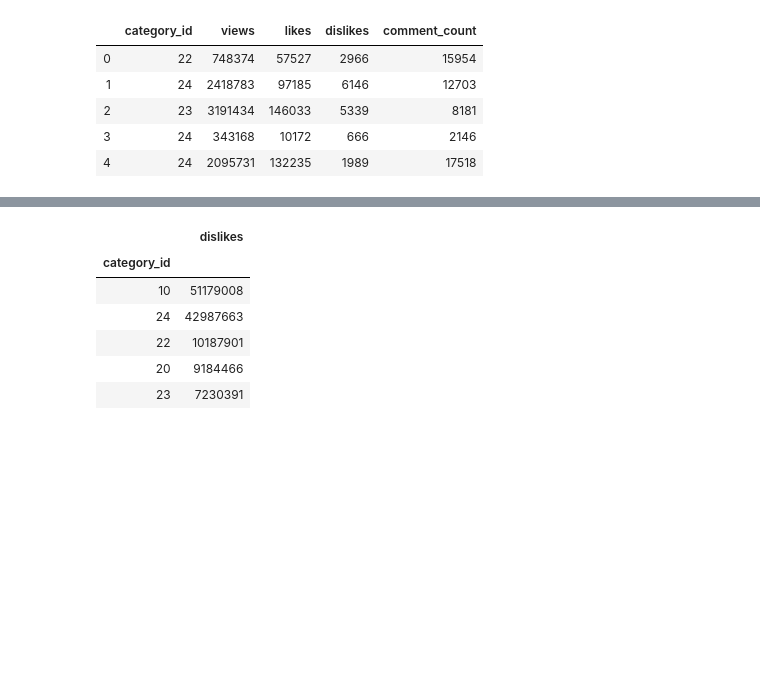
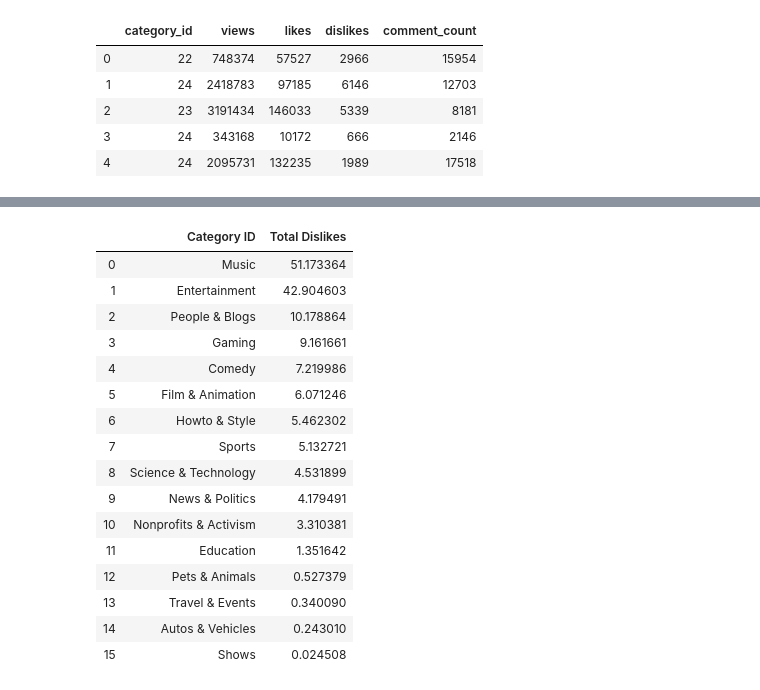
Before and after one commit to paholland/Project_YoutubeVideoStatistics, a Jupyter notebook: Emmanuel/Youtube.ipynb, the cells around one changed output, grey strips where cells are left out. Saved outputs shown, nothing was run; the diff lists cells and outputs as text; code cells hidden in the pictures; blank space fills up the shorter version.

```diff
--- a/Emmanuel/Youtube.ipynb
+++ b/Emmanuel/Youtube.ipynb
@@ -9,0 +37,10 @@ import numpy as np
+# %%
+# Draft category IDs into a dictionary
+
+categories = US_data["items"]
+category_dict = {}
+
+for category in categories:
+    category_dict[category["id"]] = category["snippet"]["title"]
+
+category_dict
@@ -29,3 +84,7 @@ Index(['video_id', 'trending_date', 'title', 'channel_title', 'category_id',
        'thumbnail_link', 'comments_disabled', 'ratings_disabled',
        'video_error_or_removed', 'description'],
       dtype='object')
+# %%
+#Remove the duplicates and clean the data
+data_file_df = data_file_df.drop_duplicates(subset=None, keep='first', inplace=False)
+data_file_df.shape
@@ -40,3 +101,14 @@ organized_df.head()
 | 2 | 23 | 3191434 | 146033 | 5339 | 8181 |
 | 3 | 24 | 343168 | 10172 | 666 | 2146 |
 | 4 | 24 | 2095731 | 132235 | 1989 | 17518 |
+# %%
+#Rename Column Headers
+
+organized_df = organized_df.rename(columns={"category_id":"Category ID",
+                                                 "views":"Total Views",
+                                                 "likes":"Total Likes",
+                                                 "dislikes":"Total Dislikes",
+                                                 "comment_count":"Total Comments"})
+
+
+organized_df.head()
@@ -52 +131,6 @@ comment_count    40949
 dtype: int64
+# %%
+#Add Rename Category Id's into the Category Dictionary list
+
+for index, row in organized_df.iterrows():
+    organized_df.loc[index, "Category ID"] = category_dict[str(row["Category ID"])]
@@ -111,20 +238,37 @@ plt.tight_layout()
 # %%
 #Apply groupby fxn to compare category_id vs dislikes
-grp_organized_df = organized_df.groupby(['category_id'])
+grp_organized_df = organized_df.groupby(['Category ID'])
 
-dislikes_df = pd.DataFrame(grp_organized_df['dislikes'].sum())
+dislikes_df = pd.DataFrame(grp_organized_df['Total Dislikes'].sum())
 
-dislikes_df = dislikes_df.sort_values(by =["dislikes"], ascending=False)
+dislikes_df = dislikes_df.sort_values(by =["Total Dislikes"], ascending=False)
 
-dislikes_df.head()
+#dislikes_df.head()
+
+# divide dislikes by one billion
+new_column3 = dislikes_df["Total Dislikes"]/1000000
+
+# reset index to get nice dataframe printout
+new_df3 = new_column3.reset_index()
+new_df3
 # %% [output]
-|  | dislikes |
-| category_id |  |
-| 10 | 51179008 |
-| 24 | 42987663 |
-| 22 | 10187901 |
-| 20 | 9184466 |
-| 23 | 7230391 |
+|  | Category ID | Total Dislikes |
+| 0 | Music | 51.173364 |
+| 1 | Entertainment | 42.904603 |
+| 2 | People & Blogs | 10.178864 |
+| 3 | Gaming | 9.161661 |
+| 4 | Comedy | 7.219986 |
+| 5 | Film & Animation | 6.071246 |
+| 6 | Howto & Style | 5.462302 |
+| 7 | Sports | 5.132721 |
+| 8 | Science & Technology | 4.531899 |
+| 9 | News & Politics | 4.179491 |
+| 10 | Nonprofits & Activism | 3.310381 |
+| 11 | Education | 1.351642 |
+| 12 | Pets & Animals | 0.527379 |
+| 13 | Travel & Events | 0.340090 |
+| 14 | Autos & Vehicles | 0.243010 |
+| 15 | Shows | 0.024508 |
 # %%
 # Use DataFrame.plot() in order to create a bar chart of the data
 dislikes_df.plot(kind="bar", figsize=(5,3))
```
Also changed, not shown: parts of 16 cells of this notebook, 1 other file.
